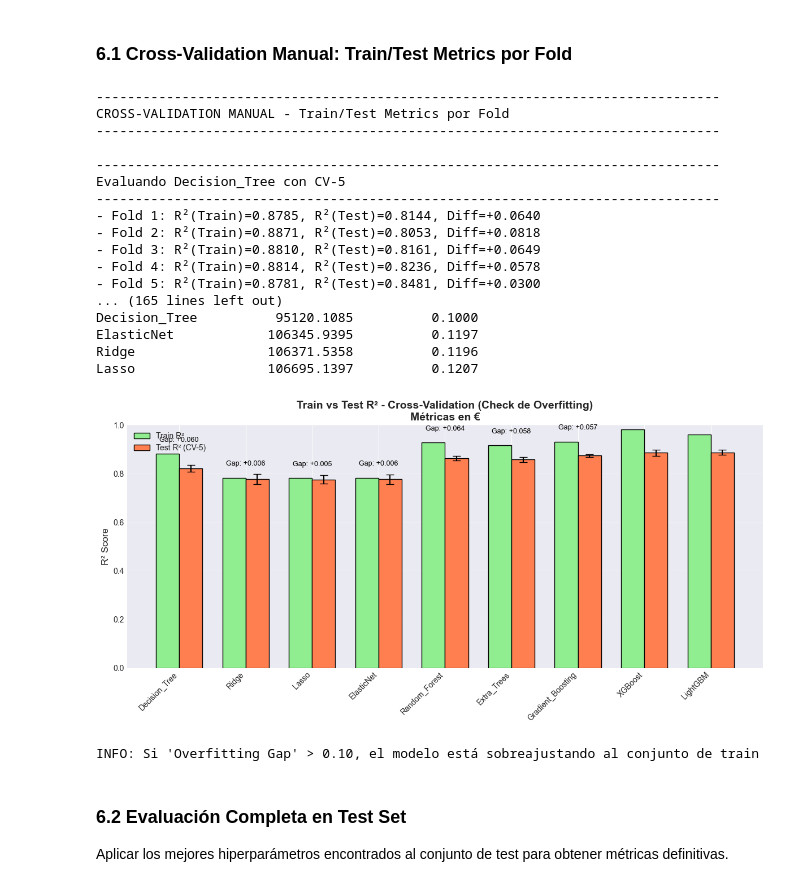
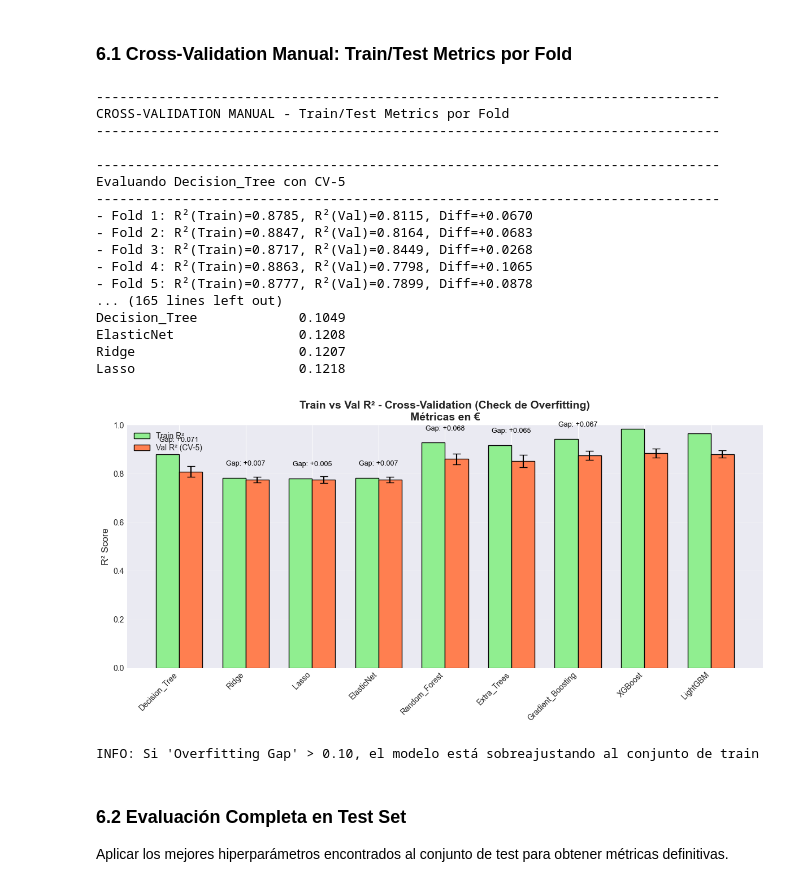
Before and after one commit to carlosibnez/TFM_ML_Oportunidades_Inmobiliarias_Amsterdam_, a Jupyter notebook: ml_pipeline/modeling/hyperparameter_tuning.ipynb, the cells around one changed output. Drawn from its saved outputs; the diff is of its cells as text; code cells hidden in the pictures.

```diff
--- a/ml_pipeline/modeling/hyperparameter_tuning.ipynb
+++ b/ml_pipeline/modeling/hyperparameter_tuning.ipynb
@@ -1022,13 +1024,12 @@ for model_name, model in cv_models.items():
 
     fold_num = 1
 
-    for train_idx, test_idx in cv.split(X, y):
-        X_train_cv, X_test_cv = X.iloc[train_idx].copy(), X.iloc[test_idx].copy()
-        y_train_cv, y_test_cv = y.iloc[train_idx], y.iloc[test_idx]
+    for train_idx, test_idx in cv.split(X_train, y_train):
+        X_train_cv, X_test_cv = X_train.iloc[train_idx].copy(), X_train.iloc[test_idx].copy()
+        y_train_cv, y_test_cv = y_train.iloc[train_idx], y_train.iloc[test_idx]
 
         # Para modelos lineales, escalar datos antes de entrenar
         if needs_scaling:
-            from sklearn.preprocessing import RobustScaler
             fold_scaler = RobustScaler()
             X_train_cv_scaled = fold_scaler.fit_transform(X_train_cv)
             X_test_cv_scaled = fold_scaler.transform(X_test_cv)
@@ -1037,11 +1038,12 @@ for model_name, model in cv_models.items():
             X_test_cv_scaled = X_test_cv
 
         # Entrenar
-        model.fit(X_train_cv_scaled, y_train_cv)
+        model_fold = clone(model)
+        model_fold.fit(X_train_cv_scaled, y_train_cv)
 
         # Predicciones
-        y_pred_train = model.predict(X_train_cv_scaled)
-        y_pred_test = model.predict(X_test_cv_scaled)
+        y_pred_train = model_fold.predict(X_train_cv_scaled)
+        y_pred_test = model_fold.predict(X_test_cv_scaled)
 
         # Convertir a € para métricas interpretables (si está en escala log)
         y_train_cv_eur = inverse_transform(y_train_cv)
@@ -1061,39 +1063,39 @@ for model_name, model in cv_models.items():
         test_mae.append(mean_absolute_error(y_test_cv_eur, y_pred_test_eur))
         test_mape.append(mean_absolute_percentage_error(y_test_cv_eur, y_pred_test_eur))
 
-        print(f"- Fold {fold_num}: R²(Train)={train_r2[-1]:.4f}, R²(Test)={test_r2[-1]:.4f}, Diff={train_r2[-1]-test_r2[-1]:+.4f}")
+        print(f"- Fold {fold_num}: R²(Train)={train_r2[-1]:.4f}, R²(Val)={test_r2[-1]:.4f}, Diff={train_r2[-1]-test_r2[-1]:+.4f}")
         fold_num += 1
 
     # Calcular means and stds
     cv_detailed_results[model_name] = {
-        'train_r2_mean': np.mean(train_r2),
+        'r2_train_mean': np.mean(train_r2),
         'train_r2_std': np.std(train_r2),
-        'test_r2_mean': np.mean(test_r2),
-        'test_r2_std': np.std(test_r2),
-        'train_rmse_mean': np.mean(train_rmse),
-        'test_rmse_mean': np.mean(test_rmse),
-        'train_mae_mean': np.mean(train_mae),
-        'test_mae_mean': np.mean(test_mae),
-        'train_mape_mean': np.mean(train_mape),
-        'test_mape_mean': np.mean(test_mape),
+        'r2_val_mean': np.mean(test_r2),
+        'r2_val_std': np.std(test_r2),
+        'rmse_train_mean': np.mean(train_rmse),
+        'rmse_val_mean': np.mean(test_rmse),
+        'mae_train_mean': np.mean(train_mae),
+        'mae_val_mean': np.mean(test_mae),
+        'mape_train_mean': np.mean(train_mape),
+        'mape_val_mean': np.mean(test_mape),
         'overfitting_gap': np.mean(train_r2) - np.mean(test_r2)
     }
 
     print(f"\nRESUMEN {model_name} (métricas en €):")
     print(f"- Train R²: {np.mean(train_r2):.4f} (±{np.std(train_r2):.4f})")
-    print(f"- Test R²: {np.mean(test_r2):.4f} (±{np.std(test_r2):.4f})")
+    print(f"- Val R²: {np.mean(test_r2):.4f} (±{np.std(test_r2):.4f})")
     print(f"- Overfitting Gap: {cv_detailed_results[model_name]['overfitting_gap']:+.4f}")
     print(f"- Test RMSE: €{np.mean(test_rmse):,.0f}")
     print(f"- Test MAE: €{np.mean(test_mae):,.0f}")
     print(f"- Test MAPE: {np.mean(test_mape)*100:.2f}%")
 
 cv_summary = pd.DataFrame(cv_detailed_results).T
-cv_summary = cv_summary.sort_values('test_r2_mean', ascending=False)
+cv_summary = cv_summary.sort_values('r2_val_mean', ascending=False)
 
 print("\n" + "-"*80)
 print("RESUMEN CROSS-VALIDATION (métricas en €)")
 print("-"*80)
-print(cv_summary[['train_r2_mean', 'test_r2_mean', 'overfitting_gap', 'test_rmse_mean', 'test_mape_mean']].round(4))
+print(cv_summary[['r2_train_mean', 'r2_val_mean', 'overfitting_gap', 'rmse_val_mean', 'mape_val_mean']].round(4))
 
 # Visualización Train vs Test
 fig, ax = plt.subplots(figsize=(12, 6))
@@ -1101,52 +1103,52 @@ models_list = list(cv_detailed_results.keys())
 x = np.arange(len(models_list))
 width = 0.35
 
-train_means = [cv_detailed_results[m]['train_r2_mean'] for m in models_list]
-test_means = [cv_detailed_results[m]['test_r2_mean'] for m in models_list]
-test_stds = [cv_detailed_results[m]['test_r2_std'] for m in models_list]
+train_means = [cv_detailed_results[m]['r2_train_mean'] for m in models_list]
+test_means = [cv_detailed_results[m]['r2_val_mean'] for m in models_list]
+test_stds = [cv_detailed_results[m]['r2_val_std'] for m in models_list]
 
 bars1 = ax.bar(x - width/2, train_means, width, label='Train R²', color='lightgreen', edgecolor='black')
 bars2 = ax.bar(x + width/2, test_means, width, yerr=test_stds, capsize=5,
-                label='Test R² (CV-5)', color='coral', edgecolor='black')
+                label='Val R² (CV-5)', color='coral', edgecolor='black')
 
 ax.set_ylabel('R² Score', fontsize=12)
-ax.set_title('Train vs Test R² - Cross-Validation (Check de Overfitting)\nMétricas en €', fontsize=14, fontweight='bold')
+ax.set_title('Train vs Val R² - Cross-Validation (Check de Overfitting)\nMétricas en €', fontsize=14, fontweight='bold')
 ax.set_xticks(x)
 ax.set_xticklabels(models_list, rotation=45, ha='right')
 ax.legend()
 ax.set_ylim(0, 1)
 ax.grid(axis='y', alpha=0.3)
 
 # Add overfitting gap annotations
 for i, model in enumerate(models_list):
     gap = cv_detailed_results[model]['overfitting_gap']
     ax.annotate(f'Gap: {gap:+.3f}',
                 xy=(i, max(train_means[i], test_means[i]) + 0.05),
                 ha='center', fontsize=9, color='red' if gap > 0.1 else 'black')
 
 plt.tight_layout()
 plt.show()
 
 print(f"\nINFO: Si 'Overfitting Gap' > 0.10, el modelo está sobreajustando al conjunto de train")
 # %% [output]
 --------------------------------------------------------------------------------
 CROSS-VALIDATION MANUAL - Train/Test Metrics por Fold
 --------------------------------------------------------------------------------
 
 --------------------------------------------------------------------------------
 Evaluando Decision_Tree con CV-5
 --------------------------------------------------------------------------------
-- Fold 1: R²(Train)=0.8785, R²(Test)=0.8144, Diff=+0.0640
-- Fold 2: R²(Train)=0.8871, R²(Test)=0.8053, Diff=+0.0818
-- Fold 3: R²(Train)=0.8810, R²(Test)=0.8161, Diff=+0.0649
-- Fold 4: R²(Train)=0.8814, R²(Test)=0.8236, Diff=+0.0578
-- Fold 5: R²(Train)=0.8781, R²(Test)=0.8481, Diff=+0.0300
+- Fold 1: R²(Train)=0.8785, R²(Val)=0.8115, Diff=+0.0670
+- Fold 2: R²(Train)=0.8847, R²(Val)=0.8164, Diff=+0.0683
+- Fold 3: R²(Train)=0.8717, R²(Val)=0.8449, Diff=+0.0268
+- Fold 4: R²(Train)=0.8863, R²(Val)=0.7798, Diff=+0.1065
+- Fold 5: R²(Train)=0.8777, R²(Val)=0.7899, Diff=+0.0878
 ... (165 lines left out)
-Decision_Tree          95120.1085          0.1000
-ElasticNet            106345.9395          0.1197
-Ridge                 106371.5358          0.1196
-Lasso                 106695.1397          0.1207
+Decision_Tree             0.1049
+ElasticNet                0.1208
+Ridge                     0.1207
+Lasso                     0.1218
-[figure, old version]
+[figure, new version]
 INFO: Si 'Overfitting Gap' > 0.10, el modelo está sobreajustando al conjunto de train
 # %% [markdown]
 ### 6.2 Evaluación Completa en Test Set
```
Also changed, not shown: parts of 14 cells of this notebook, 16 other files.
